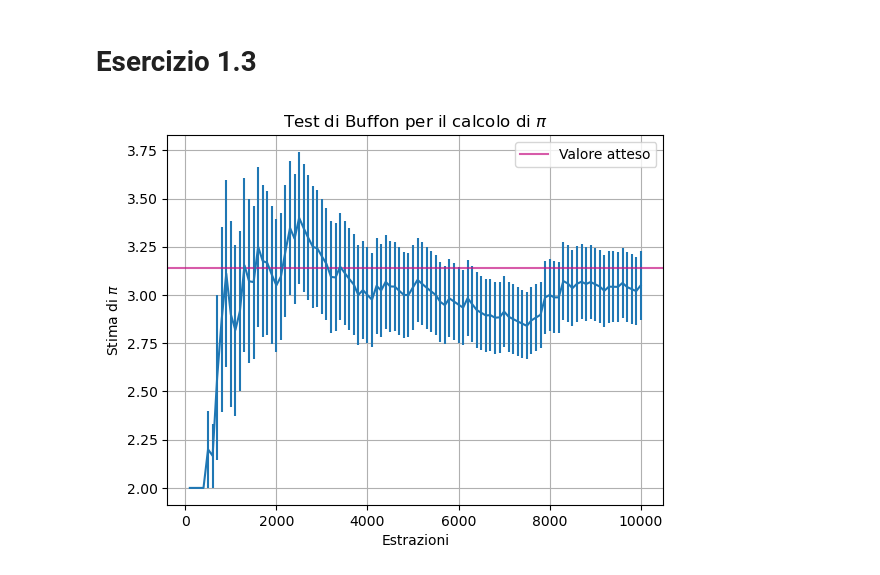
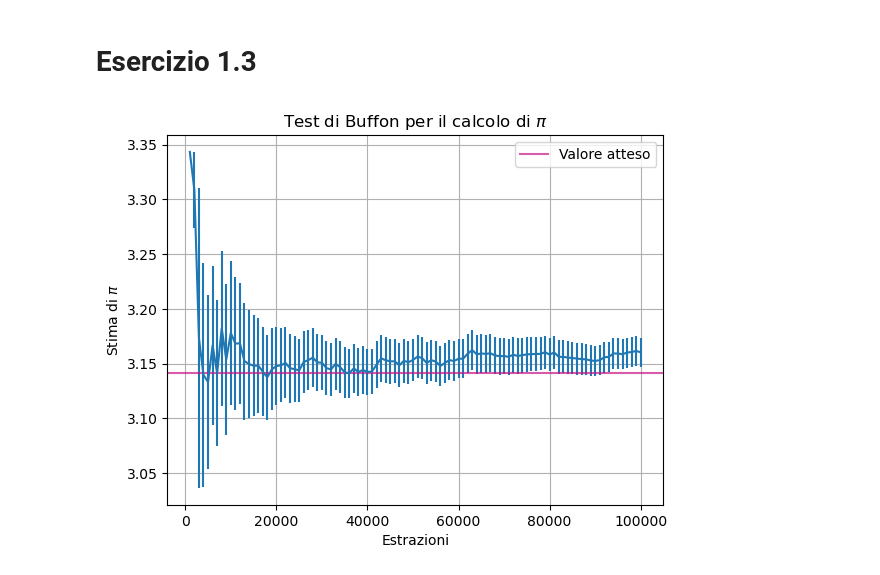
Before and after one commit to angela-bonato/LaboratorioSimulazioneNumerica, a Jupyter notebook: Esercitazione1/Esercitazione1.ipynb, the cells around one changed output. Saved outputs shown, nothing was run; the diff lists cells and outputs as text; code cells hidden in the pictures.

```diff
--- a/Esercitazione1/Esercitazione1.ipynb
+++ b/Esercitazione1/Esercitazione1.ipynb
@@ -192,21 +192,21 @@ plt.show()
 # %% [markdown]
 # Esercizio 1.3
 # %%
-Mb=10000  #numero totale di estrazioni del generatore
+Mb=100000  #numero totale di estrazioni del generatore
 Bb=100  #numero di blocchi
 Tb=int(Mb/Bb)  #numero di estrazioni per blocco
 bx=np.arange(Bb)+1  #vettore delle ascisse dei punti plottati
 bx*=Tb  #in questo modo sulle ascisse metto il numero di estrazioni totali a cui corrisponde l'ultima estrazione del blocco plottato
 
 by, berrorbars=np.loadtxt("buffon.dat", delimiter=" ", usecols=(0, 1),  unpack="true")  #vettori delle ordinate e delle barre d'errore dei punti plottati
 
 plt.errorbar(bx, by, yerr=berrorbars)
 plt.axhline(y=math.pi, color="mediumvioletred", label="Valore atteso", alpha=0.7)
 plt.xlabel("Estrazioni")
 plt.ylabel(r"Stima di $\pi$")
 plt.title(r"Test di Buffon per il calcolo di $\pi$")
 plt.grid(True)
 plt.legend()
 plt.show()
 # %% [output]
-[figure, old version]
+[figure, new version]
```
Also changed, not shown: parts of 6 cells of this notebook, 8 other files.
